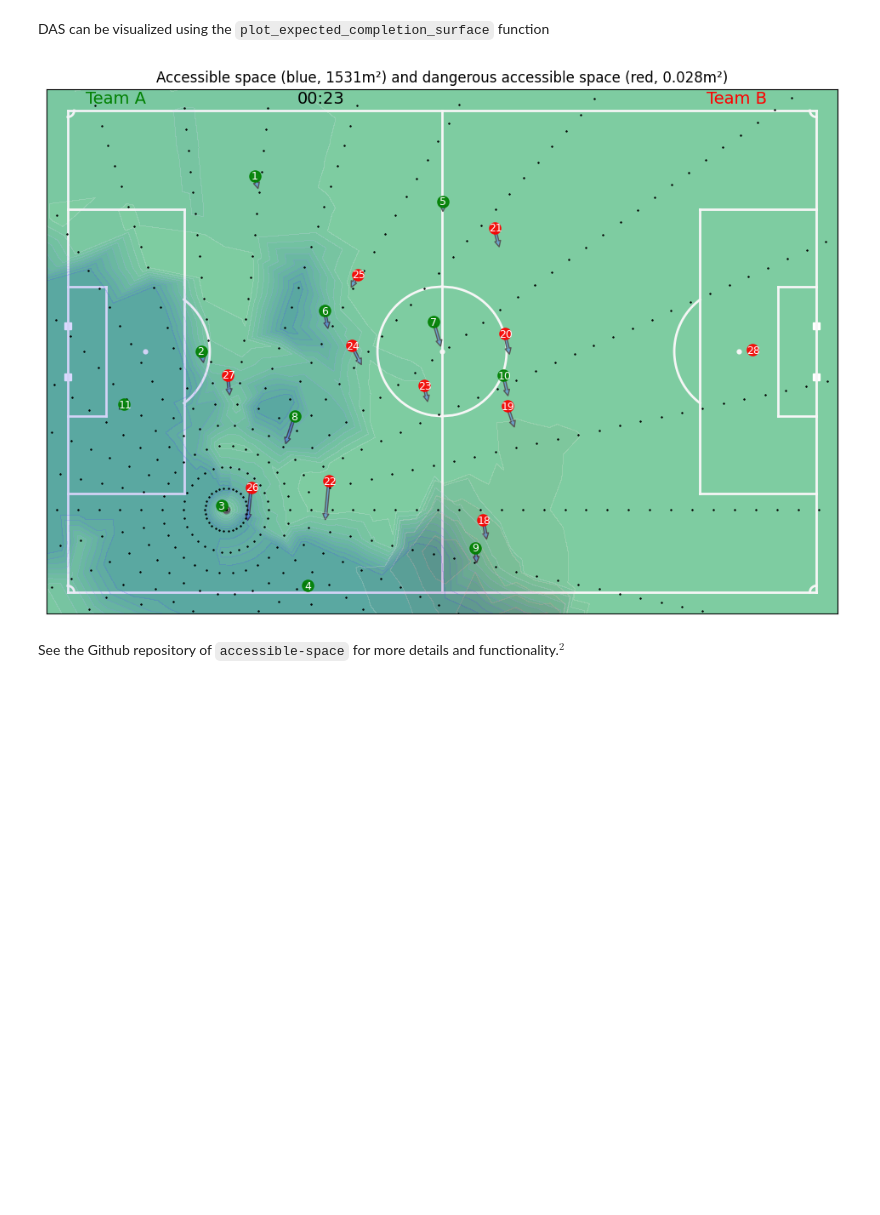
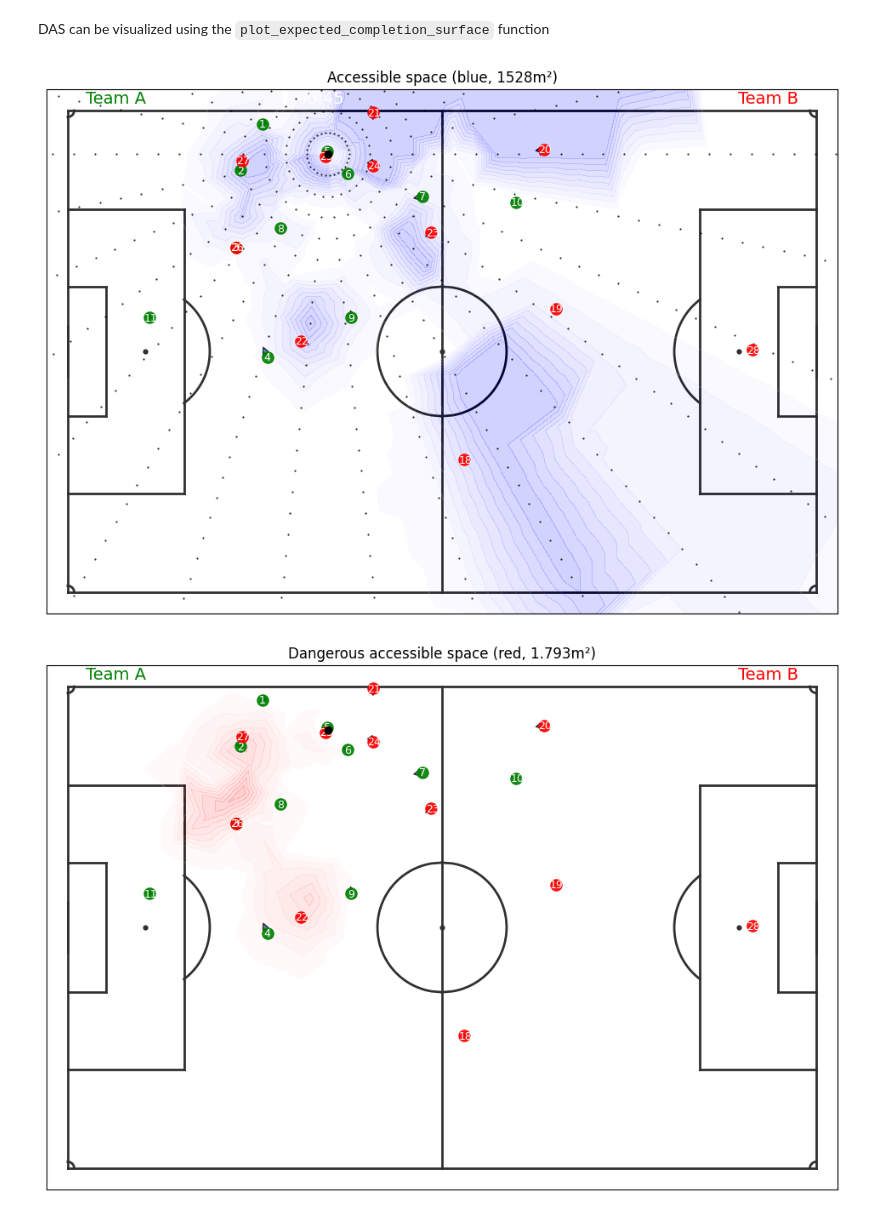
Before and after one commit to Alek050/databallpy, a Jupyter notebook: docs/features/dangerous_accessible_space.ipynb, the cells around one changed output. Cells and saved outputs as stored; diff of their text form; code cells hidden in the pictures; blank space fills up the shorter version.

```diff
--- a/docs/features/dangerous_accessible_space.ipynb
+++ b/docs/features/dangerous_accessible_space.ipynb
@@ -65,0 +38,16 @@ game.tracking_data[
+# %%
+from databallpy import get_saved_game
+from databallpy.utils.constants import MISSING_INT
+import os
+import pandas as pd
+
+game = get_saved_game("open_metrica", os.path.join(os.getcwd(), "../saved_games"))
+if not "dangerous_accessible_space" in game.tracking_data.columns.to_list():
+    game.synchronise_tracking_and_event_data(verbose=False)
+    game.tracking_data.add_individual_player_possession()
+    game.tracking_data.add_team_possession(game.event_data, game.home_team_id)
+    # Add mask as argument since it can take minutes to compute it for the full match
+    mask = (~pd.isnull(game.tracking_data["player_possession"])) & (game.tracking_data.index <= 1300)
+
+    game.tracking_data.add_dangerous_accessible_space(mask)
+    game.save_game("open_metrica", os.path.join(os.getcwd(), "../saved_games"), allow_overwrite=True, verbose=False)
@@ -109,7 +146,7 @@ Internally, ``databallpy`` calls functions from the ``accessible-space`` package
 # %%
 import accessible_space
 
-df_long = game.tracking_data[game.tracking_data["frame"] < 1300].to_long_format()
+df_long = game.tracking_data[game.tracking_data["frame"].between(1140, 1160)].to_long_format()
 df_long["team"] = df_long["column_id"].str[:4]
 
 res = accessible_space.get_individual_dangerous_accessible_space(
@@ -122,12 +159,12 @@ res = accessible_space.get_individual_dangerous_accessible_space(
     y_col="y",
     vx_col="vx",
     vy_col="vy",
-    team_in_possession_col="team_in_possession",
+    team_in_possession_col="team_possession",
     player_in_possession_col="player_possession",
 )
 df_long["AS_player"] = res.player_acc_space
 df_long["DAS_player"] = res.player_das
 df_long[
-    ["frame", "column_id", "team", "team_in_possession", "AS_player", "DAS_player"]
+    ["frame", "column_id", "team", "team_possession", "AS_player", "DAS_player"]
 ].dropna().drop_duplicates().head(20)
 # %% [output]
@@ -153,7 +190,7 @@ DAS can be visualized using the ``plot_expected_completion_surface`` function
 # %%
 from databallpy.visualize import plot_soccer_pitch, plot_tracking_data
 
-frame_to_plot = 600
+frame_to_plot = 1148
 
 df_tracking_frame = df_long[df_long["frame"] == frame_to_plot]
 
@@ -162,36 +199,46 @@ das = accessible_space.get_dangerous_accessible_space(
     frame_col="frame",
     period_col="period_id",
     player_col="column_id",
     team_col="team",
     x_col="x",
     y_col="y",
     vx_col="vx",
     vy_col="vy",
-    team_in_possession_col="team_in_possession",
+    team_in_possession_col="team_possession",
     player_in_possession_col="player_possession",
 )
 
-fig, ax = plot_soccer_pitch()
+fig, ax = plot_soccer_pitch(pitch_color="white")
 fig, ax = plot_tracking_data(
     game,
     game.tracking_data[game.tracking_data["frame"] == frame_to_plot].index[0],
     fig=fig,
     ax=ax,
-    title=f"Accessible space (blue, {das.acc_space.iloc[0]:.0f}m²) and dangerous accessible space (red, {das.das.iloc[0]:.3f}m²)",
+    title=f"Accessible space (blue, {das.acc_space.iloc[0]:.0f}m²)",
     add_velocities=True,
 )
 
 fig = accessible_space.plot_expected_completion_surface(
     das.simulation_result,  # AS
     frame_index=0,
     color="blue",
 )
+
+fig, ax = plot_soccer_pitch(pitch_color="white")
+fig, ax = plot_tracking_data(
+    game,
+    game.tracking_data[game.tracking_data["frame"] == frame_to_plot].index[0],
+    fig=fig,
+    ax=ax,
+    title=f"Dangerous accessible space (red, {das.das.iloc[0]:.3f}m²)",
+    add_velocities=True,
+)
 fig = accessible_space.plot_expected_completion_surface(
     das.dangerous_result,  # DAS
     frame_index=0,
     color="red",
+    plot_gridpoints=False
 )
 # %% [output]
-[figure, old version]
+[figure, new version]
+[figure, added]
-# %% [markdown]
-See the Github repository of ``accessible-space`` for more details and functionality.$^2$
```
Also changed, not shown: parts of 9 cells of this notebook, 17 other files.
